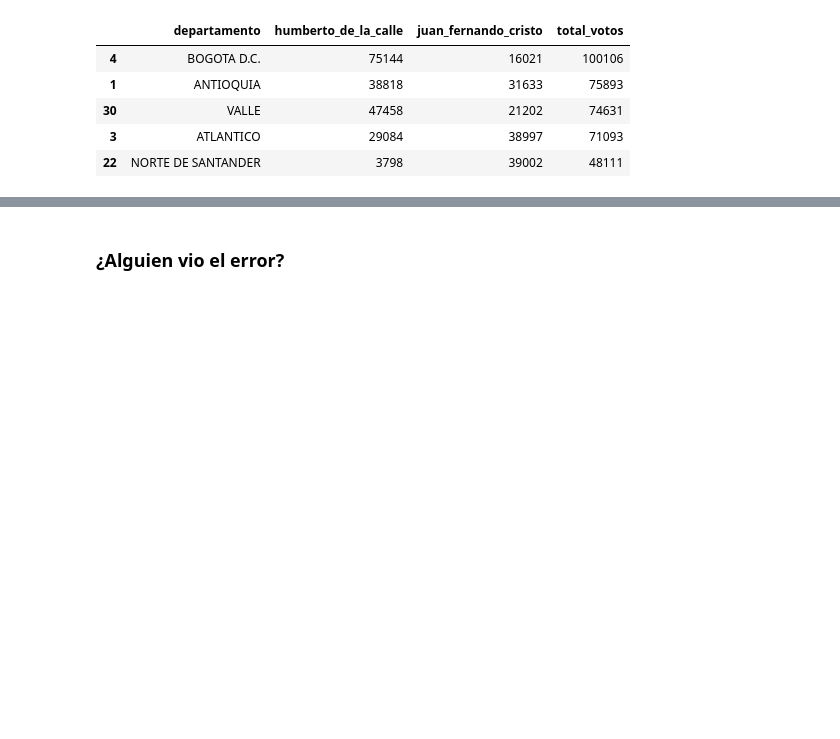
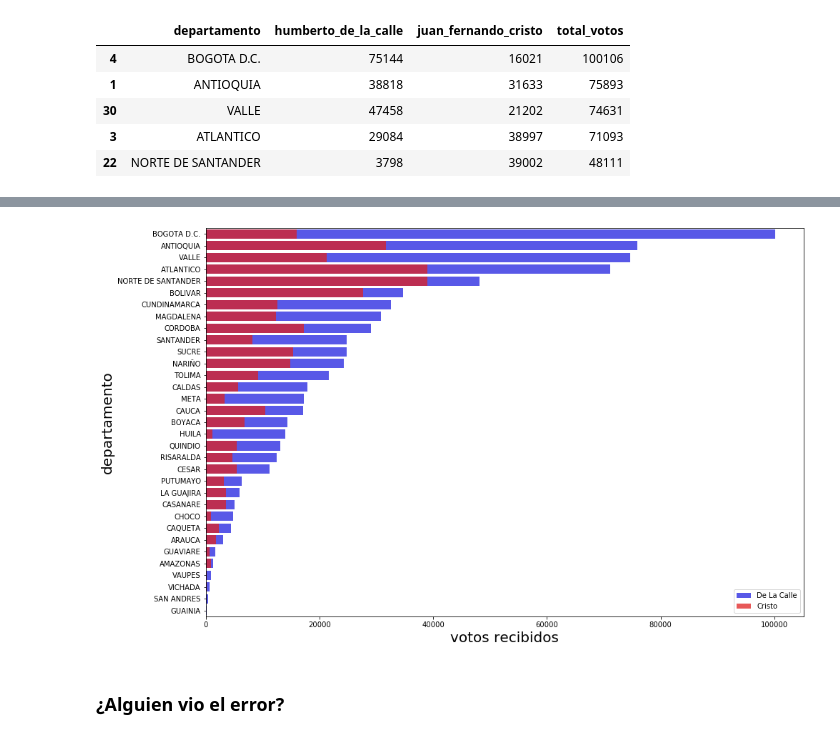
Before and after one commit to el-uniandino/periodismo_datos_101, a Jupyter notebook: mod2.ipynb, the cells around one changed output, grey strips where cells are left out. Cells and saved outputs as stored; diff of their text form; code cells hidden in the pictures; blank space fills up the shorter version.

```diff
--- a/mod2.ipynb
+++ b/mod2.ipynb
@@ -435,3 +380,36 @@ ax.legend()
+# %%
+#plot
+import seaborn as sns
+import matplotlib.pyplot as plt
+
+plt.figure(figsize=(15,10))
+ax = plt.subplot(1,1,1)
+sns.barplot(y='departamento',
+            x='total_votos',
+            data=temp.sort_values(by='total_votos',
+                                  ascending=False),
+            color='blue',
+            label='De La Calle',
+            alpha=0.75,
+            ax=ax)
+
+ax.tick_params(axis='x',
+               labelrotation=0)
+
+sns.barplot(y='departamento',
+            x='juan_fernando_cristo',
+            data=temp.sort_values(by='total_votos',
+                                  ascending=False),
+            color='red',
+            label='Cristo',
+            alpha=0.75,
+            ax=ax)
+ax.set_ylabel('departamento',fontsize=20)
+ax.set_xlabel('votos recibidos',fontsize=20)
+ax.legend()
+plt.show()
+# %% [output]
+[figure, added]
 # %% [markdown]
 ### ¿Alguien vio el error?
 # %%
```
Also changed, not shown: parts of 78 cells of this notebook, 10 other files.
